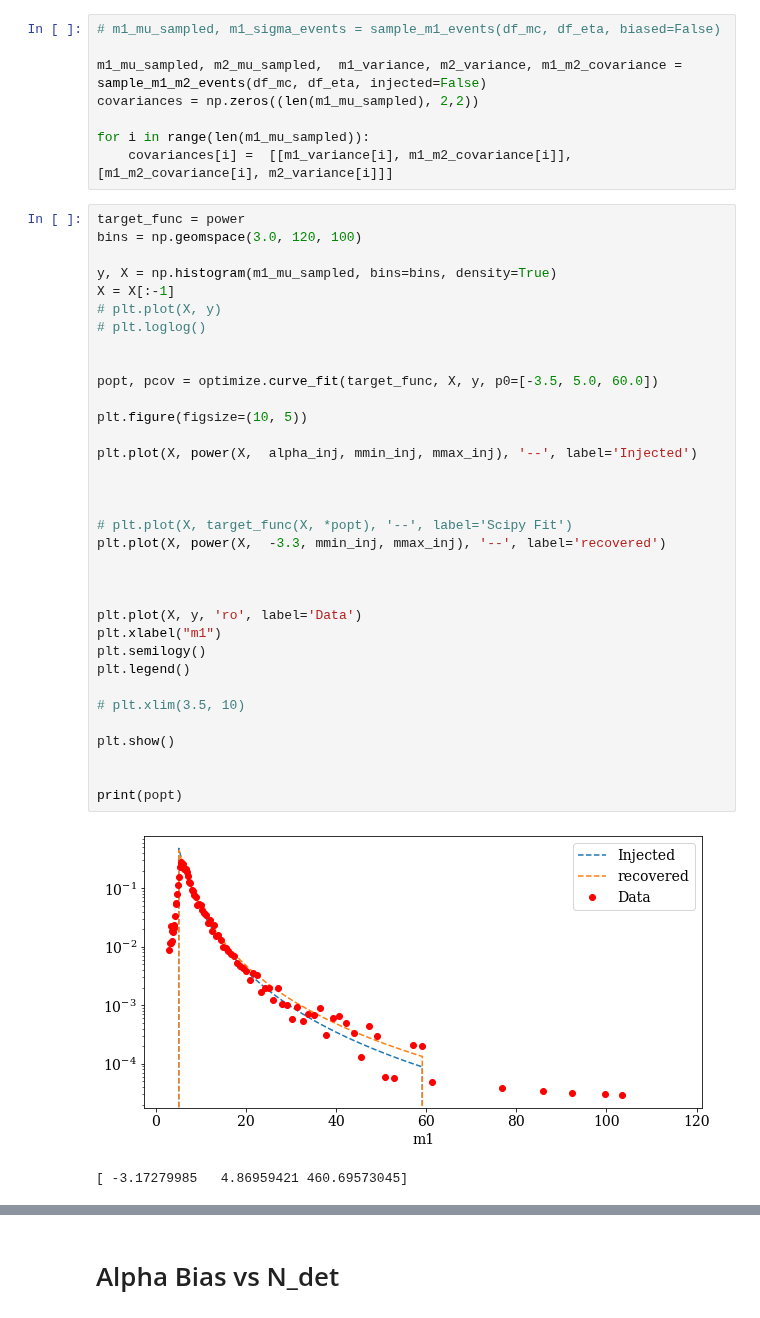
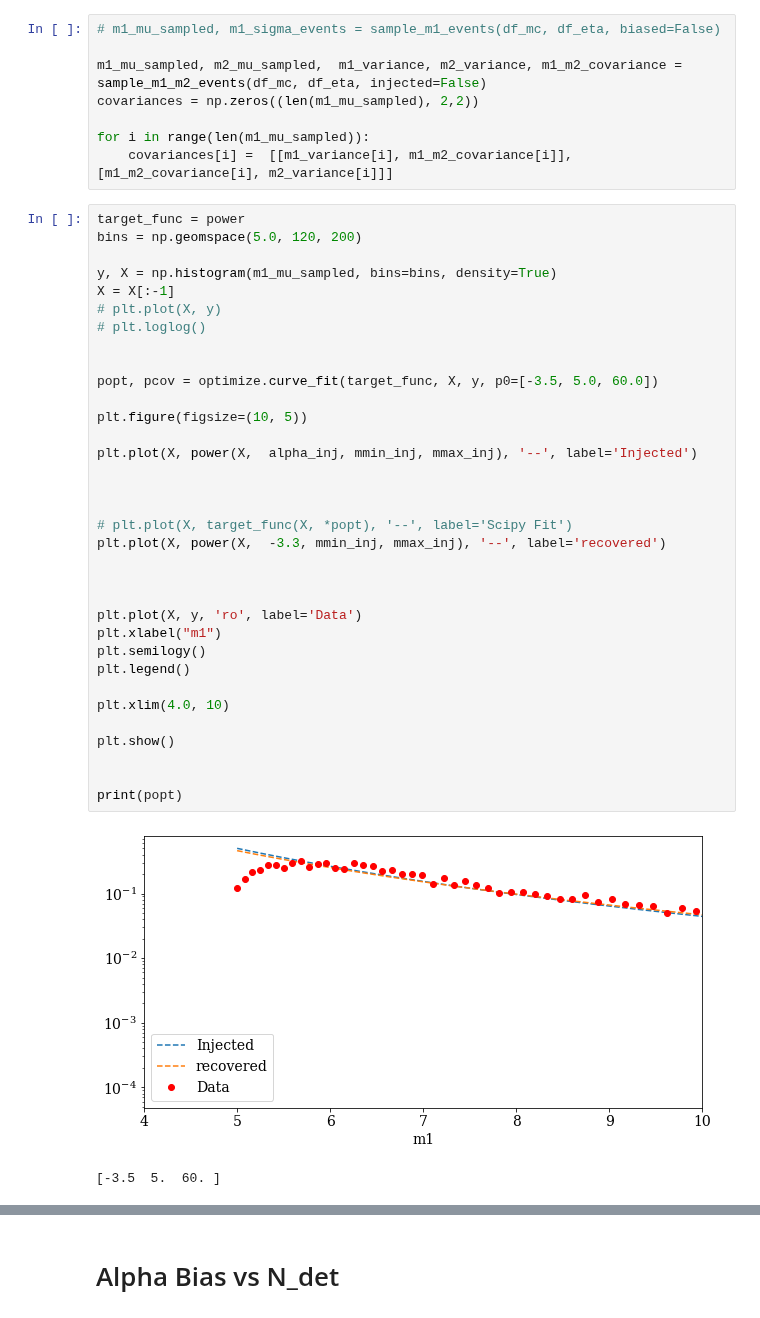
Before and after one commit to veome22/hybrid_waveforms, a Jupyter notebook: powerlaw_population_inference.ipynb, the cells around one changed output, grey strips where cells are left out. Drawn from its saved outputs; the diff is of its cells as text.

```diff
--- a/powerlaw_population_inference.ipynb
+++ b/powerlaw_population_inference.ipynb
@@ -2747,38 +2746,38 @@ for i in range(len(m1_mu_sampled)):
     covariances[i] =  [[m1_variance[i], m1_m2_covariance[i]], [m1_m2_covariance[i], m2_variance[i]]]
 # %%
 target_func = power
-bins = np.geomspace(3.0, 120, 100)
+bins = np.geomspace(5.0, 120, 200)
 
 y, X = np.histogram(m1_mu_sampled, bins=bins, density=True)
 X = X[:-1]
 # plt.plot(X, y)
 # plt.loglog()
 
 
 popt, pcov = optimize.curve_fit(target_func, X, y, p0=[-3.5, 5.0, 60.0])
 
 plt.figure(figsize=(10, 5))
 
 plt.plot(X, power(X,  alpha_inj, mmin_inj, mmax_inj), '--', label='Injected')
 
 
 
 # plt.plot(X, target_func(X, *popt), '--', label='Scipy Fit')
 plt.plot(X, power(X,  -3.3, mmin_inj, mmax_inj), '--', label='recovered')
 
 
 
 plt.plot(X, y, 'ro', label='Data')
 plt.xlabel("m1")
 plt.semilogy()
 plt.legend()
 
-# plt.xlim(3.5, 10)
+plt.xlim(4.0, 10)
 
 plt.show()
 
 
 print(popt)
 # %% [output]
-[figure, old version]
+[figure, new version]
-[ -3.17279985   4.86959421 460.69573045]
+[-3.5  5.  60. ]
```
Also changed, not shown: parts of 15 cells of this notebook.
